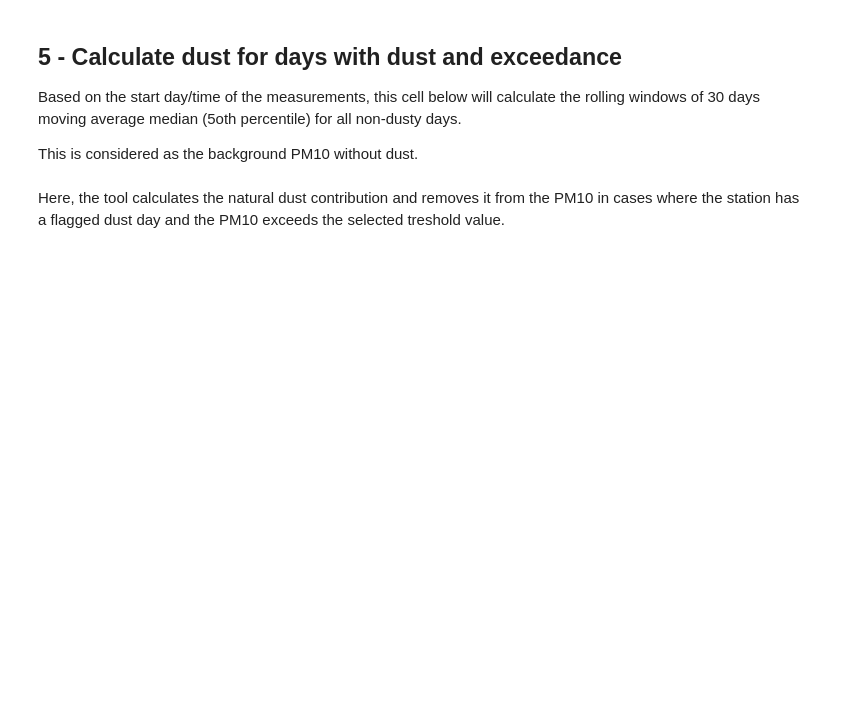
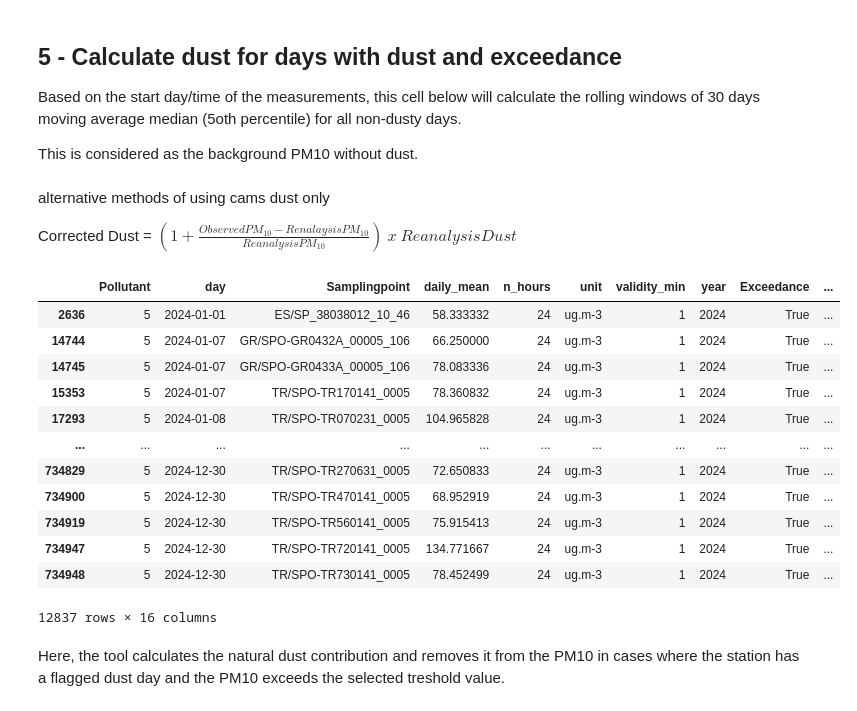
Before and after one commit to jessieaha/CAMS_dust_deduction_tool, a Jupyter notebook: Dust_deduction_tool_full.ipynb, the cells around one changed output. Cells and saved outputs as stored; diff of their text form; code cells hidden in the pictures; blank space fills up the shorter version.

```diff
--- a/Dust_deduction_tool_full.ipynb
+++ b/Dust_deduction_tool_full.ipynb
@@ -722,3 +870,7 @@ array(['ES/SP_12046001_10_M'], dtype=object)
 Based on the start day/time of the measurements, this cell below will calculate the rolling windows of 30 days moving average median (5oth percentile) for all non-dusty days.
 
 This is considered as the background PM10 without dust.
+# %% [markdown]
+alternative methods of using cams dust only
+
+Corrected Dust = $(1+ \frac{Observed PM_{10}-Renalaysis PM_{10}}{Reanalysis PM_{10}})\ x\ Reanalysis Dust$
@@ -725,15 +891,30 @@ This is considered as the background PM10 without dust.
 # %%
-# compute_median_for_station: calculated the 50th percentile of a rolling 30 window excluding dust days per location
+# # compute_median_for_station: calculated the 50th percentile of a rolling 30 window excluding dust days per location
 
-# Filter 2024 data
-obs_2024 = df_processed[(df_processed['Start'] >= '2024-01-01') & (df_processed['Start'] < '2025-01-01')].copy()
-obs_2024['PM10_median'] = np.nan
+# # Filter 2024 data
+# obs_2024 = df_processed[(df_processed['Start'] >= '2024-01-01') & (df_processed['Start'] < '2025-01-01')].copy()
+# obs_2024['PM10_median'] = np.nan
 
-# Apply per station using groupby
-obs_2024['PM10_median'] = (
-    df_processed.groupby(['Samplingpoint','Timezone','Latitude','Longitude','Altitude'], group_keys=False)
-         .apply(compute_median_for_station) # if warning appears add: , include_groups=False
-)
+# # Apply per station using groupby
+# obs_2024['PM10_median'] = (
+#     df_processed.groupby(['Samplingpoint','Timezone','Latitude','Longitude','Altitude'], group_keys=False)
+#          .apply(compute_median_for_station) # if warning appears add: , include_groups=False
+# )
+obs_2024[(obs_2024['dust_flag'] == True) & (obs_2024['Exceedance'] == True)]
+# %% [output]
+|  | Pollutant | day | Samplingpoint | daily_mean | n_hours | unit | validity_min | year | Exceedance | ... |
+| 2636 | 5 | 2024-01-01 | ES/SP_38038012_10_46 | 58.333332 | 24 | ug.m-3 | 1 | 2024 | True | ... |
+| 14744 | 5 | 2024-01-07 | GR/SPO-GR0432A_00005_106 | 66.250000 | 24 | ug.m-3 | 1 | 2024 | True | ... |
+| 14745 | 5 | 2024-01-07 | GR/SPO-GR0433A_00005_106 | 78.083336 | 24 | ug.m-3 | 1 | 2024 | True | ... |
+| 15353 | 5 | 2024-01-07 | TR/SPO-TR170141_0005 | 78.360832 | 24 | ug.m-3 | 1 | 2024 | True | ... |
+| 17293 | 5 | 2024-01-08 | TR/SPO-TR070231_0005 | 104.965828 | 24 | ug.m-3 | 1 | 2024 | True | ... |
+| ... | ... | ... | ... | ... | ... | ... | ... | ... | ... | ... |
+| 734829 | 5 | 2024-12-30 | TR/SPO-TR270631_0005 | 72.650833 | 24 | ug.m-3 | 1 | 2024 | True | ... |
+| 734900 | 5 | 2024-12-30 | TR/SPO-TR470141_0005 | 68.952919 | 24 | ug.m-3 | 1 | 2024 | True | ... |
+| 734919 | 5 | 2024-12-30 | TR/SPO-TR560141_0005 | 75.915413 | 24 | ug.m-3 | 1 | 2024 | True | ... |
+| 734947 | 5 | 2024-12-30 | TR/SPO-TR720141_0005 | 134.771667 | 24 | ug.m-3 | 1 | 2024 | True | ... |
+| 734948 | 5 | 2024-12-30 | TR/SPO-TR730141_0005 | 78.452499 | 24 | ug.m-3 | 1 | 2024 | True | ... |
+12837 rows × 16 columns
 # %% [markdown]
 Here, the tool calculates the natural dust contribution and removes it from the PM10 in cases where the station has a flagged dust day and the PM10 exceeds the selected treshold value.
 # %%
```
Also changed, not shown: parts of 25 cells of this notebook, 1 other file.
